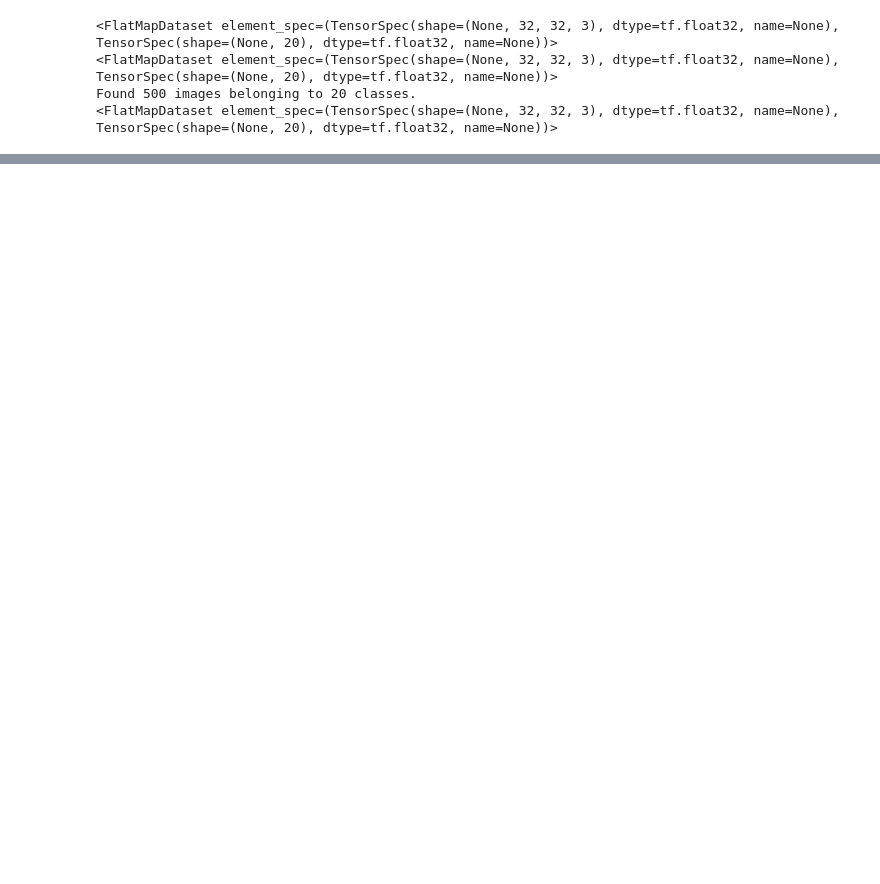
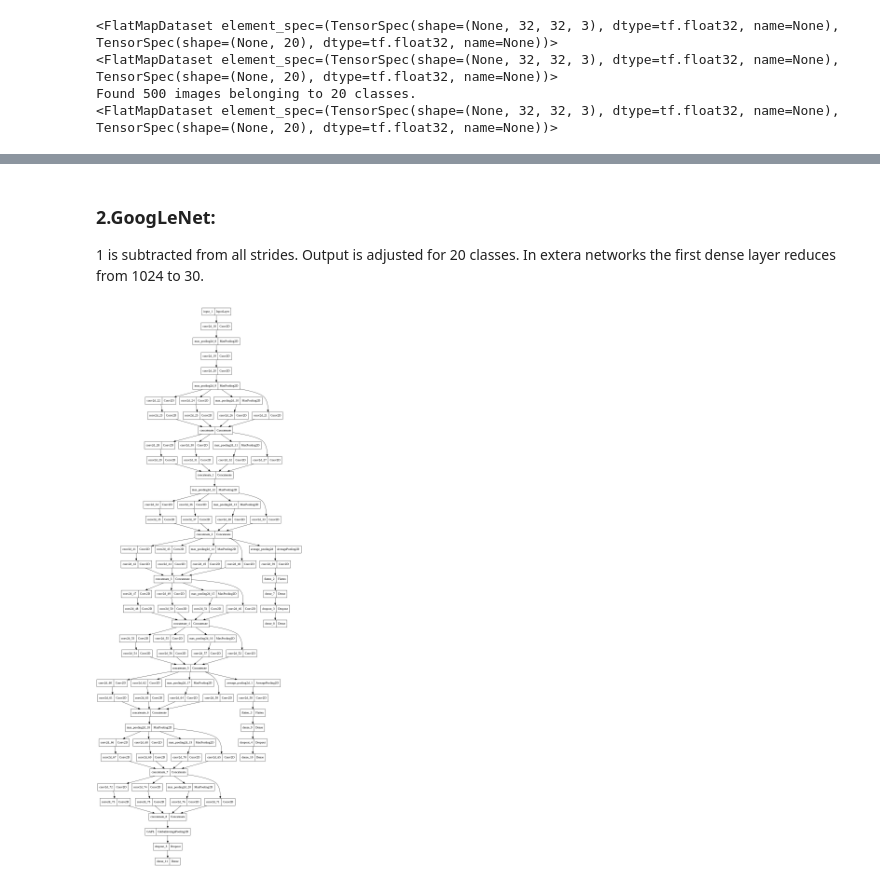
Before and after one commit to AbrahamAzizi/ComputerVision, a Jupyter notebook: ImageClassification.ipynb, the cells around one changed output, grey strips where cells are left out. Saved outputs shown, nothing was run; the diff lists cells and outputs as text; code cells hidden in the pictures; blank space fills up the shorter version.

Commit message:
adding AlexNet, VGG, GoogLeNet, and ResNet

```diff
--- a/ImageClassification.ipynb
+++ b/ImageClassification.ipynb
@@ -196,0 +300,11 @@ predictions = model.predict_generator(test_dataset, len(test_file_names))
+# %%
+model.compile(optimizer='Adam',
+              loss='categorical_crossentropy',
+              metrics=['accuracy'])
+# %%
+model.fit(x=train_dataset,
+          epochs=10,
+          steps_per_epoch=len(train_gen),
+          validation_data=valid_dataset,
+          validation_steps=len(valid_gen),
+          callbacks=None)
@@ -196,0 +336,3 @@ predictions = model.predict_generator(test_dataset, len(test_file_names))
+# %% [markdown]
+### 2.GoogLeNet:
+1 is subtracted from all strides. Output is adjusted for 20 classes. In extera networks the first dense layer reduces from 1024 to 30.
@@ -196,0 +341,12 @@ predictions = model.predict_generator(test_dataset, len(test_file_names))
+# %%
+def Inception_block(input_layer, nf1, nf21, nf23, nf31, nf35, nf4):
+  stream1 = Conv2D(filters=nf1, kernel_size = (1,1), padding = 'same', activation = 'relu')(input_layer)
+  stream2 = Conv2D(filters = nf21, kernel_size = (1,1), padding = 'same', activation = 'relu')(input_layer)
+  stream2 = Conv2D(filters = nf23, kernel_size = (3,3), padding = 'same', activation = 'relu')(stream2)
+  stream3 = Conv2D(filters = nf31, kernel_size = (1,1), padding = 'same', activation = 'relu')(input_layer)
+  stream3 = Conv2D(filters = nf35, kernel_size = (5,5), padding = 'same', activation = 'relu')(stream3)
+  stream4 = MaxPooling2D((3,3), strides= (1,1), padding = 'same')(input_layer)
+  stream4 = Conv2D(filters = nf4, kernel_size = (1,1), padding = 'same', activation = 'relu')(stream4)
+  output_layer = concatenate([stream1, stream2, stream3, stream4], axis = -1)
+
+  return output_layer
@@ -196,0 +395,6 @@ predictions = model.predict_generator(test_dataset, len(test_file_names))
+# %%
+model = GoogLeNet()
+# %%
+plot_model(model)
+# %% [output]
+[figure, added]
```
Also changed, not shown: parts of 32 cells of this notebook.
